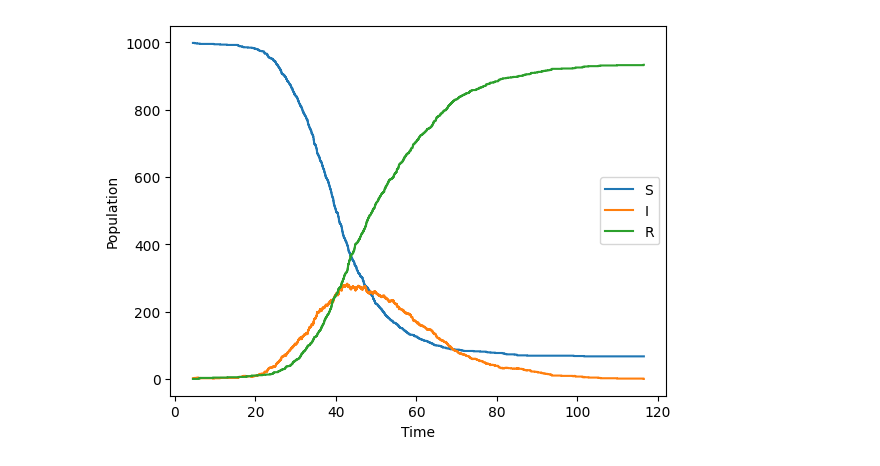
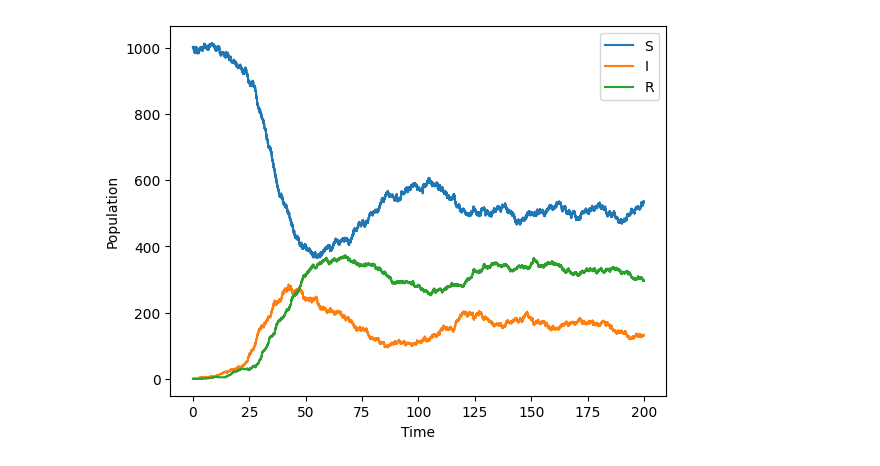
Before and after one commit to prewsei/ICLS_A2, a Jupyter notebook: Assignment2.ipynb, the cells around one changed output. Drawn from its saved outputs; the diff is of its cells as text; code cells hidden in the pictures.

```diff
--- a/Assignment2.ipynb
+++ b/Assignment2.ipynb
@@ -12,9 +12,10 @@ R0 = 0
 
 beta = 0.3
 gamma = 0.1
+mu = 0.05
 t = 200
 
-def gillespies_sir(t, S0, I0, R0, beta, gamma):
+def gillespies_sir(t, S0, I0, R0, beta, gamma, mu):
     times = []
     S_list = []
     I_list = []
@@ -24,29 +25,45 @@ def gillespies_sir(t, S0, I0, R0, beta, gamma):
     S = S0
     I = I0
     R = R0
-    while t0 < t and I > 0:
-        a_infect = beta * S * I / N
-        a_recover = gamma * I
-        a0 = a_infect + a_recover
+    while t0 < t and (S + I + R) > 0:
+        r_infect = beta * S * I / N
+        r_birth = mu * N
+        r_recover = gamma * I
+        r_deathS = mu * S
+        r_deathI = mu * I
+        r_deathR = mu * R
 
-        if a0 <= 0.0:
+        rate0 = r_infect + r_birth + r_recover + r_deathS + r_deathI + r_deathR
+
+        if rate0 <= 0.0:
             break
 
         u1 = random.uniform(0, 1.0)
-        dt = -math.log(u1) / a0
+        dt = -math.log(u1) / rate0
         t0 += dt
         if t0 > t:
             break
 
-        u2 = random.uniform(0, 1.0)
-        if u2 < (a_infect / a0):
+        u2 = random.uniform(0, 1.0) * rate0
+        if u2 < r_infect:
             if S > 0:
                 S -= 1
                 I += 1
-        else:
+        elif u2 < r_infect + r_birth:
+            S += 1
+        elif u2 < r_infect + r_birth + r_recover:
             if I > 0:
                 I -= 1
                 R += 1
+        elif u2 < r_infect + r_birth + r_recover + r_deathS:
+            if S > 0:
+                S -= 1
+        elif u2 < r_infect + r_birth + r_recover + r_deathS + r_deathI:
+            if I > 0:
+                I -= 1
+        else:
+            if R > 0:
+                R -= 1
 
         times.append(t0)
         S_list.append(S)
@@ -55,14 +72,14 @@ def gillespies_sir(t, S0, I0, R0, beta, gamma):
 
     return times, S_list, I_list, R_list
 # %%
-times, S_list, I_list, R_list = gillespies_sir(t, S0, I0, R0, beta, gamma)
+times, S_list, I_list, R_list = gillespies_sir(t, S0, I0, R0, beta, gamma, mu)
 
 plt.step(times, S_list, where='post', label='S')
 plt.step(times, I_list, where='post', label='I')
 plt.step(times, R_list, where='post', label='R')
 plt.xlabel('Time')
 plt.ylabel('Population')
 plt.legend()
 plt.show()
 # %% [output]
-[figure, old version]
+[figure, new version]
```
